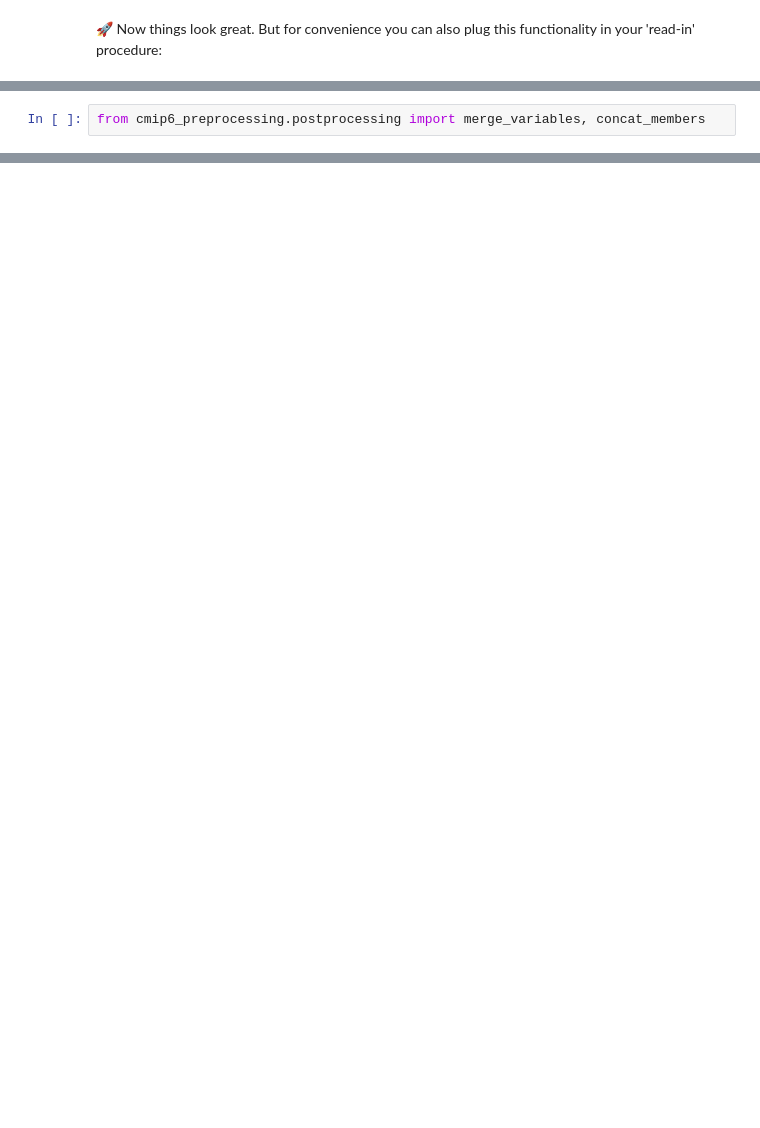
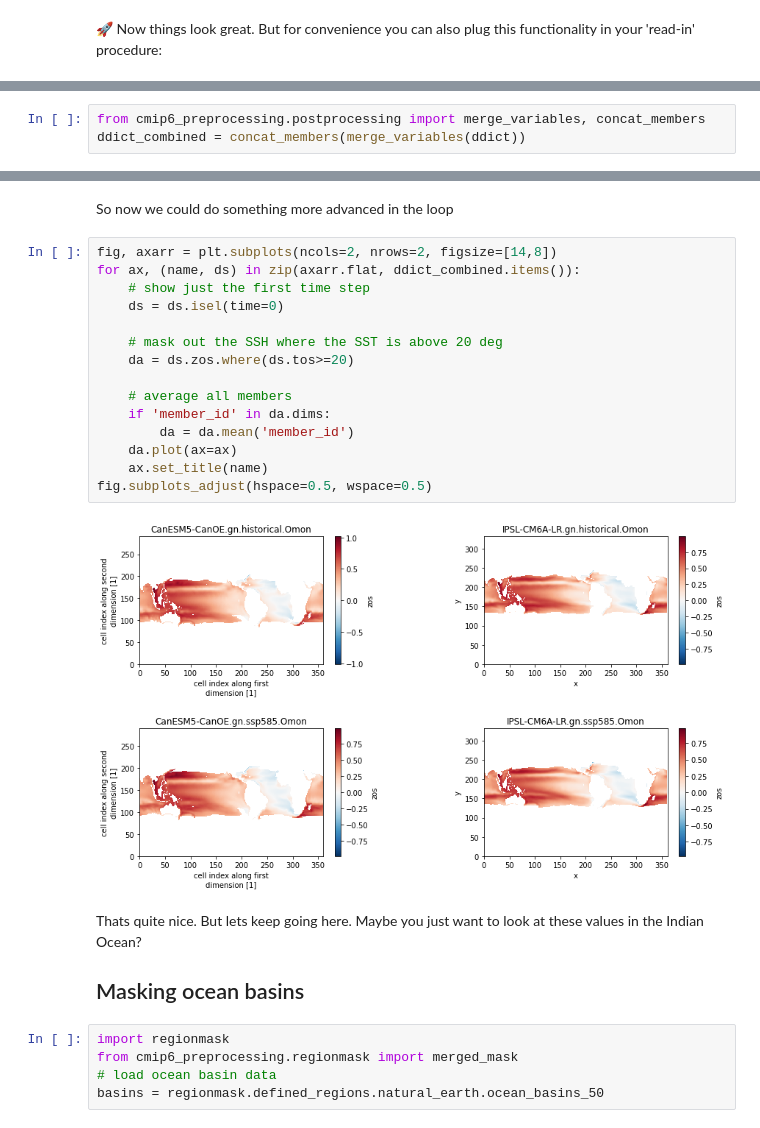
Before and after one commit to jbusecke/cmip6_preprocessing_tutorial, a Jupyter notebook: ohw_21_cmip6_pp_tutorial.ipynb, the cells around one changed output, grey strips where cells are left out. Drawn from its saved outputs; the diff is of its cells as text; blank space fills up the shorter version.

```diff
--- a/ohw_21_cmip6_pp_tutorial.ipynb
+++ b/ohw_21_cmip6_pp_tutorial.ipynb
@@ -364,2 +327,3 @@ NameError: name 'plt' is not defined
 # %%
 from cmip6_preprocessing.postprocessing import merge_variables, concat_members
+ddict_combined = concat_members(merge_variables(ddict))
@@ -369,0 +395,28 @@ concat_members(merge_variables(ddict))
+# %% [markdown]
+So now we could do something more advanced in the loop
+# %%
+fig, axarr = plt.subplots(ncols=2, nrows=2, figsize=[14,8])
+for ax, (name, ds) in zip(axarr.flat, ddict_combined.items()):
+    # show just the first time step
+    ds = ds.isel(time=0)
+
+    # mask out the SSH where the SST is above 20 deg
+    da = ds.zos.where(ds.tos>=20)
+
+    # average all members
+    if 'member_id' in da.dims:
+        da = da.mean('member_id')
+    da.plot(ax=ax)
+    ax.set_title(name)
+fig.subplots_adjust(hspace=0.5, wspace=0.5)
+# %% [output]
+[figure, added]
+# %% [markdown]
+Thats quite nice. But lets keep going here. Maybe you just want to look at these values in the Indian Ocean?
+
+## Masking ocean basins
+# %%
+import regionmask
+from cmip6_preprocessing.regionmask import merged_mask
+# load ocean basin data
+basins = regionmask.defined_regions.natural_earth.ocean_basins_50
```
Also changed, not shown: parts of 26 cells of this notebook, 1 other file.
